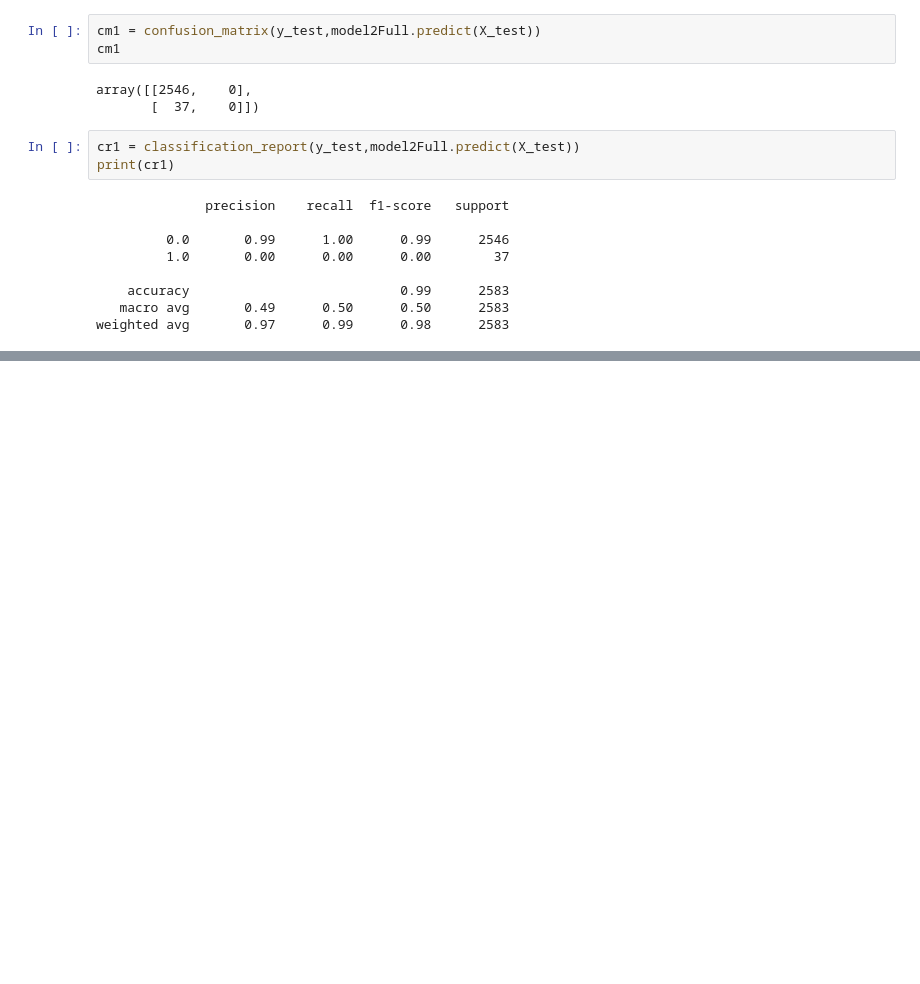
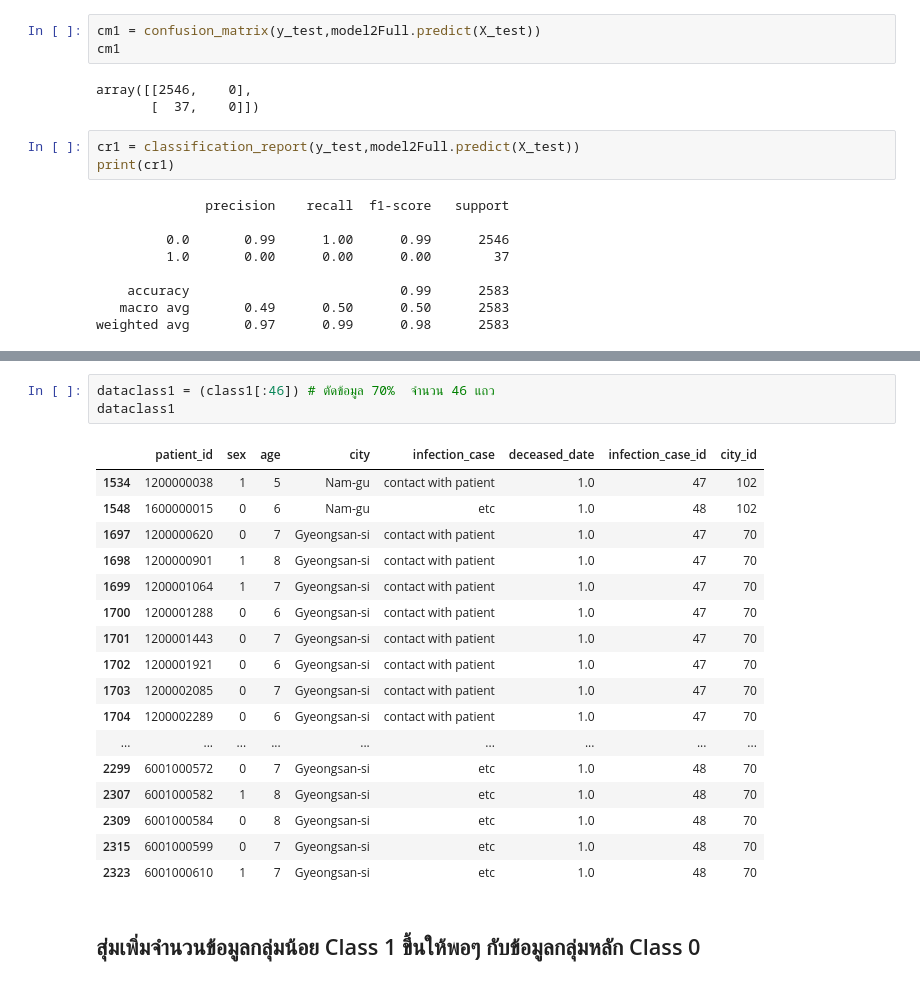
Before and after one commit to Anusarakh/DPDM2021, a Jupyter notebook: Project_Final_2_.ipynb, the cells around one changed output, grey strips where cells are left out. Drawn from its saved outputs; the diff is of its cells as text; blank space fills up the shorter version.

```diff
--- a/Project_Final_2_.ipynb
+++ b/Project_Final_2_.ipynb
@@ -753,0 +730,23 @@ weighted avg       0.97      0.99      0.98      2583
+# %%
+dataclass1 = (class1[:46]) # ตัดข้อมูล 70%  จำนวน 46 แถว
+dataclass1
+# %% [output]
+|  | patient_id | sex | age | city | infection_case | deceased_date | infection_case_id | city_id |
+| 1534 | 1200000038 | 1 | 5 | Nam-gu | contact with patient | 1.0 | 47 | 102 |
+| 1548 | 1600000015 | 0 | 6 | Nam-gu | etc | 1.0 | 48 | 102 |
+| 1697 | 1200000620 | 0 | 7 | Gyeongsan-si | contact with patient | 1.0 | 47 | 70 |
+| 1698 | 1200000901 | 1 | 8 | Gyeongsan-si | contact with patient | 1.0 | 47 | 70 |
+| 1699 | 1200001064 | 1 | 7 | Gyeongsan-si | contact with patient | 1.0 | 47 | 70 |
+| 1700 | 1200001288 | 0 | 6 | Gyeongsan-si | contact with patient | 1.0 | 47 | 70 |
+| 1701 | 1200001443 | 0 | 7 | Gyeongsan-si | contact with patient | 1.0 | 47 | 70 |
+| 1702 | 1200001921 | 0 | 6 | Gyeongsan-si | contact with patient | 1.0 | 47 | 70 |
+| 1703 | 1200002085 | 0 | 7 | Gyeongsan-si | contact with patient | 1.0 | 47 | 70 |
+| 1704 | 1200002289 | 0 | 6 | Gyeongsan-si | contact with patient | 1.0 | 47 | 70 |
+| ... | ... | ... | ... | ... | ... | ... | ... | ... |
+| 2299 | 6001000572 | 0 | 7 | Gyeongsan-si | etc | 1.0 | 48 | 70 |
+| 2307 | 6001000582 | 1 | 8 | Gyeongsan-si | etc | 1.0 | 48 | 70 |
+| 2309 | 6001000584 | 0 | 8 | Gyeongsan-si | etc | 1.0 | 48 | 70 |
+| 2315 | 6001000599 | 0 | 7 | Gyeongsan-si | etc | 1.0 | 48 | 70 |
+| 2323 | 6001000610 | 1 | 7 | Gyeongsan-si | etc | 1.0 | 48 | 70 |
+# %% [markdown]
+## สุ่มเพิ่มจำนวนข้อมูลกลุ่มน้อย  Class 1  ขึ้นให้พอๆ กับข้อมูลกลุ่มหลัก Class 0
```
Also changed, not shown: parts of 11 cells of this notebook.
